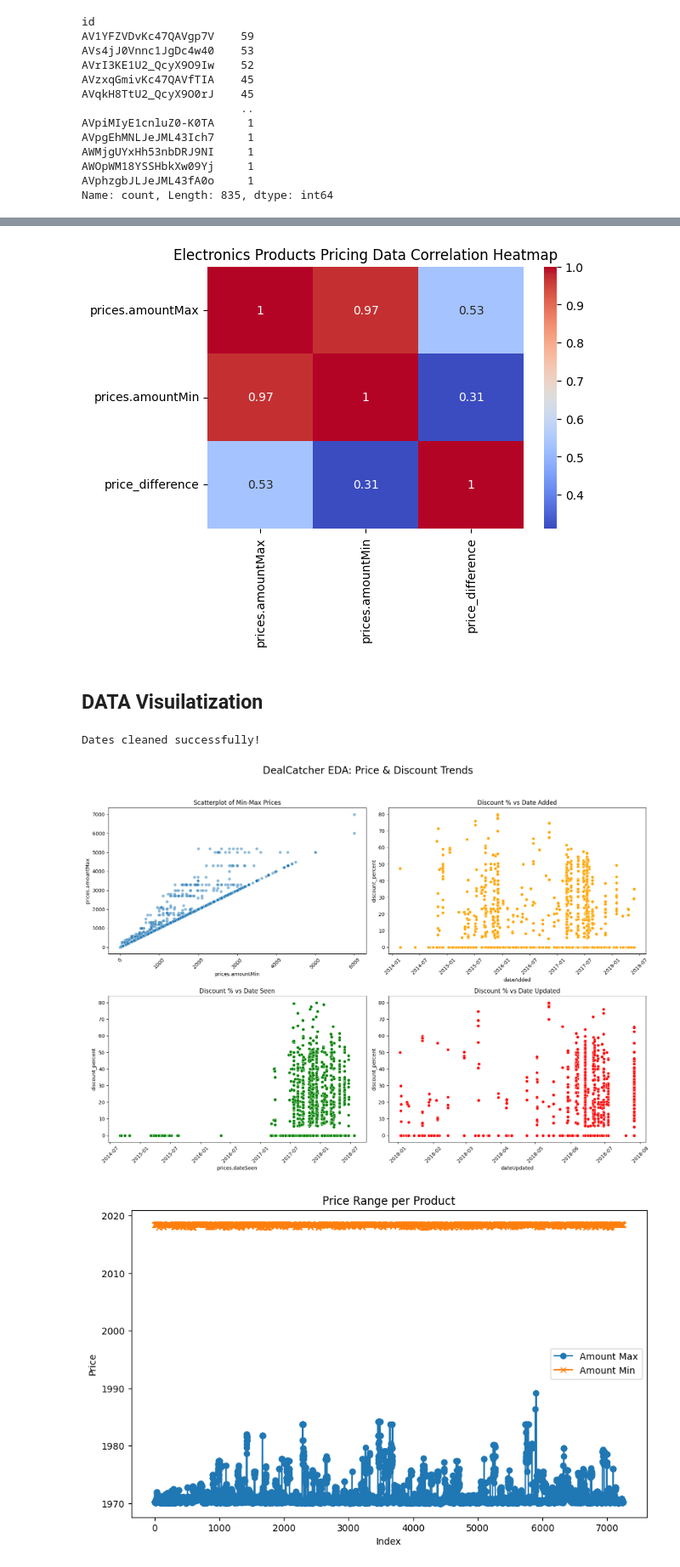
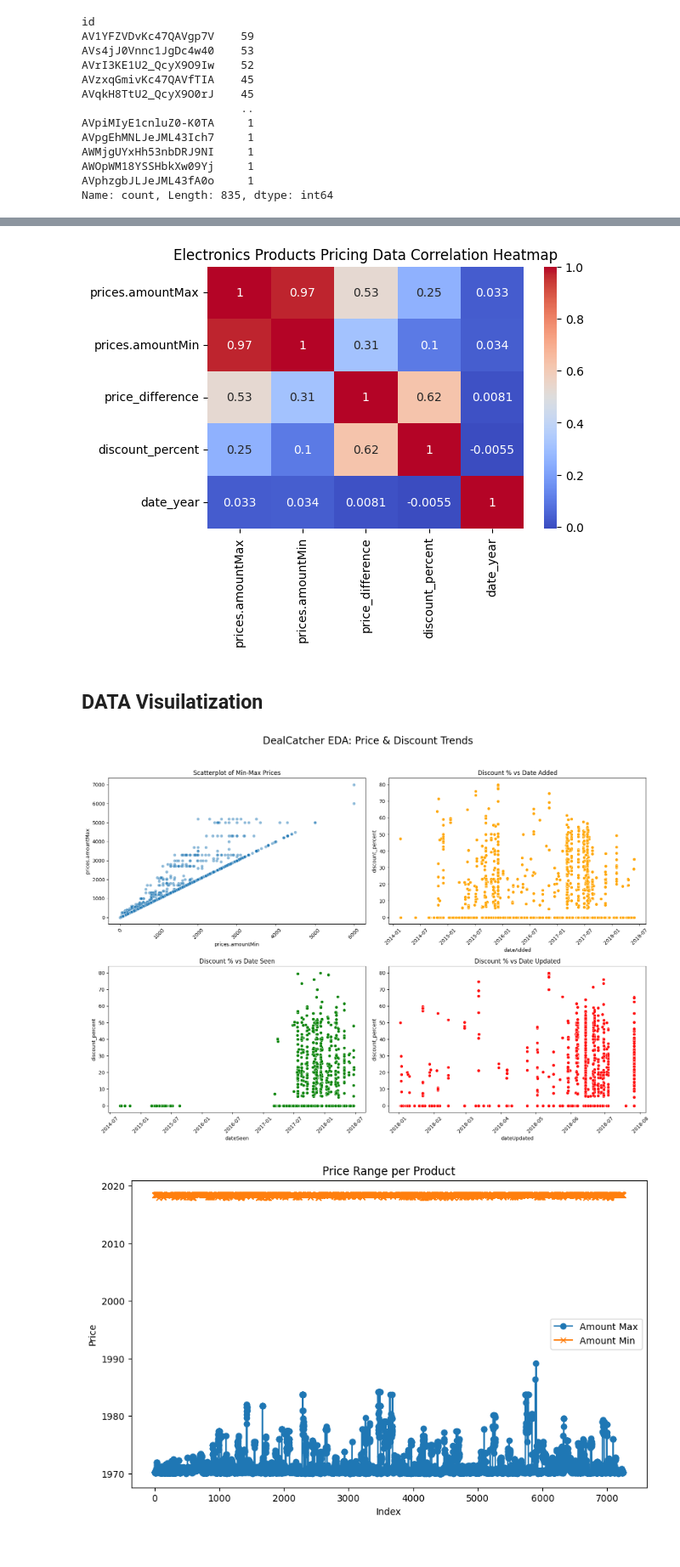
Before and after one commit to dealcatcher/jupyter-lab-models, a Jupyter notebook: sarima.ipynb, the cells around one changed output, grey strips where cells are left out. Shown at 85% size. Drawn from its saved outputs; the diff is of its cells as text; code cells hidden in the pictures.

```diff
--- a/sarima.ipynb
+++ b/sarima.ipynb
@@ -110,0 +116,24 @@ df_id.head()
+# %%
+import pandas as pd
+import matplotlib.pyplot as plt
+import seaborn as sns
+
+## converting the date columns(which are in strings) to datetime format
+df["dateSeen"] = pd.to_datetime(df["prices.dateSeen"], errors="coerce")
+df["dateUpdated"] = pd.to_datetime(df["dateUpdated"], errors="coerce")
+df["dateAdded"] = pd.to_datetime(df["dateAdded"], errors="coerce")
+
+## extracting the year from the date column
+df["date_year"] = df["dateSeen"].dt.year
+df["updated_year"] = df["dateUpdated"].dt.year
+df["added_year"] = df["dateAdded"].dt.year
+
+df["date_year"].value_counts()
+# 2. Drop rows where dates couldn't be parsed (Cleaning the dataset)
+# This is part of ryou "Data validation pipeline" milestone
+df = df.dropna(subset=['dateAdded', 'dateUpdated'])
+
+##we delete the column price.dateseen
+df.drop(columns=['prices.dateSeen'],inplace = True)
+
+df.head()
@@ -126,59 +163,38 @@ sns.heatmap(df_heat.corr(), annot=True, cmap="coolwarm")
 plt.title("Electronics Products Pricing Data Correlation Heatmap")
 plt.show()
 # %% [output]
-[figure, old version]
+[figure, new version]
 # %% [markdown]
 ## DATA Visuilatization
-# %%
-import pandas as pd
-import matplotlib.pyplot as plt
-import seaborn as sns
-
-# 1. Clean the date columns robustly
-# We split by comma and take the first item [0] in case there are multiple dates
-df['dateAdded'] = pd.to_datetime(df['dateAdded'].astype(str).str.split(',').str[0], errors='coerce')
-df['dateUpdated'] = pd.to_datetime(df['dateUpdated'].astype(str).str.split(',').str[0], errors='coerce')
-df['prices.dateSeen'] = pd.to_datetime(df['prices.dateSeen'].astype(str).str.split(',').str[0], errors='coerce')
-
-# 2. Drop rows where dates couldn't be parsed (Cleaning the dataset)
-# This is part of your "Data validation pipeline" milestone
-df = df.dropna(subset=['dateAdded', 'dateUpdated', 'prices.dateSeen'])
-
-# 3. Re-calculate discount_percent (ensure it's numeric)
-df['discount_percent'] = (df['price_difference'] / df['prices.amountMax']) * 100
-
-print("Dates cleaned successfully!")
-# %% [output]
-Dates cleaned successfully!
 # %%
 # Create the 2x2 frame
 fig, axes = plt.subplots(2, 2, figsize=(16, 12))
 fig.suptitle('DealCatcher EDA: Price & Discount Trends', fontsize=20)
 
 # 1. Scatterplot of Min-Max Prices
 sns.scatterplot(ax=axes[0, 0], data=df, x='prices.amountMin', y='prices.amountMax', alpha=0.5)
 axes[0, 0].set_title('Scatterplot of Min-Max Prices')
 
 # 2. Discount% vs Date Added
 sns.scatterplot(ax=axes[0, 1], data=df, x='dateAdded', y='discount_percent', color='orange')
 axes[0, 1].set_title('Discount % vs Date Added')
 
 # 3. Discount% vs Date Last Seen
-sns.scatterplot(ax=axes[1, 0], data=df, x='prices.dateSeen', y='discount_percent', color='green')
+sns.scatterplot(ax=axes[1, 0], data=df, x='dateSeen', y='discount_percent', color='green')
 axes[1, 0].set_title('Discount % vs Date Seen')
 
 # 4. Discount% vs Date Updated
 sns.scatterplot(ax=axes[1, 1], data=df, x='dateUpdated', y='discount_percent', color='red')
 axes[1, 1].set_title('Discount % vs Date Updated')
 
 # Rotate labels so they don't overlap
 for ax in axes.flat:
     plt.setp(ax.get_xticklabels(), rotation=45)
 
 plt.tight_layout(rect=[0, 0.03, 1, 0.95])
 plt.show()
 # %% [output]
-[figure, old version]
+[figure, new version]
 # %%
 ## We will use the scatterplot to check the price range per product
 
```
Also changed, not shown: parts of 13 cells of this notebook.
